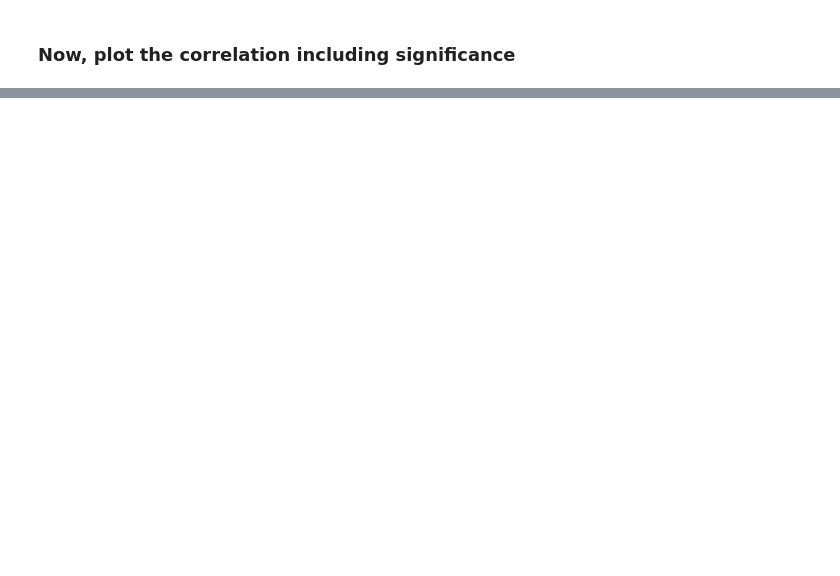
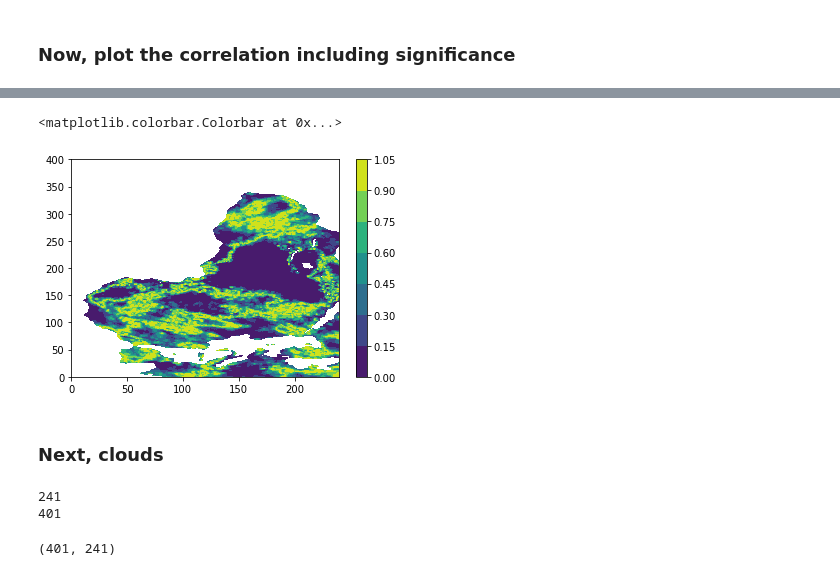
Before and after one commit to areed29/CLIM680_project, a Jupyter notebook: CorrelationAnalysis_AMO_precip.ipynb, the cells around one changed output, grey strips where cells are left out. Drawn from its saved outputs; the diff is of its cells as text; code cells hidden in the pictures; blank space fills up the shorter version.

```diff
--- a/CorrelationAnalysis_AMO_precip.ipynb
+++ b/CorrelationAnalysis_AMO_precip.ipynb
@@ -403,0 +398,27 @@ mask_sig=np.where(p_array<0.05,r_array,np.nan)
+# %%
+plt.contourf(p_array_precip)
+plt.colorbar()
+# %% [output]
+<matplotlib.colorbar.Colorbar at 0x...>
+[figure, added]
+# %% [markdown]
+### Next, clouds
+# %%
+nx=len(clouds_norm['longitude'])
+ny=len(clouds_norm['latitude'])
+print(nx)
+print(ny)
+
+p_array_clouds=np.zeros((ny,nx))
+r_array_clouds=np.zeros((ny,nx))
+
+for i in range(nx):
+    for j in range(ny):
+        r,p=pearsonr(amo_float,clouds_norm[:,j,i])
+        r_array_clouds[j,i]=r
+        p_array_clouds[j,i]=p
+r_array_clouds.shape
+# %% [output]
+241
+401
+(401, 241)
```
Also changed, not shown: parts of 35 cells of this notebook, 2 other files.
